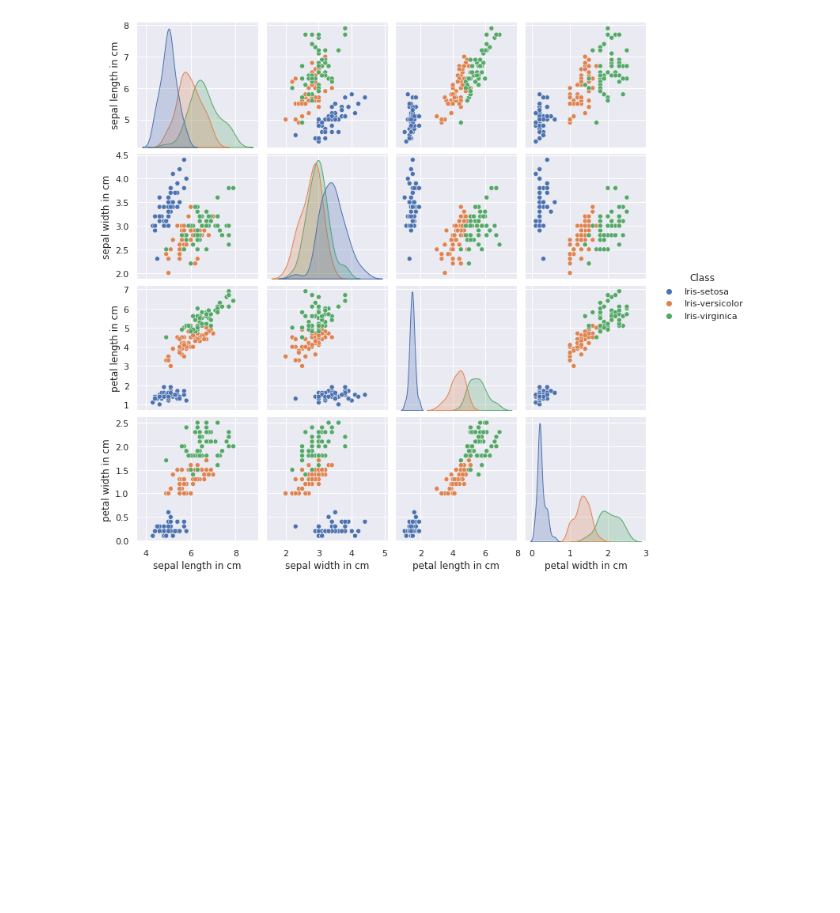
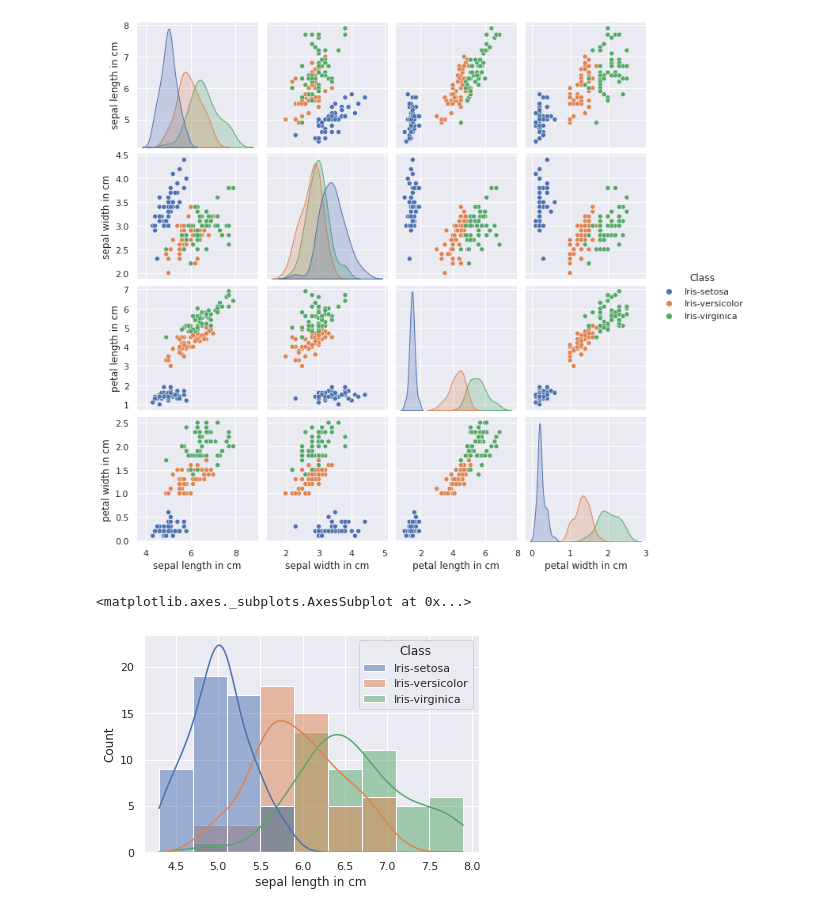
Before and after one commit to maycmesquia/Data_Viz, a Jupyter notebook: Classificando_Iris.ipynb, the cells around one changed output. Drawn from its saved outputs; the diff is of its cells as text; code cells hidden in the pictures; blank space fills up the shorter version.

```diff
--- a/Classificando_Iris.ipynb
+++ b/Classificando_Iris.ipynb
@@ -136,3 +136,8 @@ sns.pairplot(data=df_iris, hue='Class')
 # %% [output]
 <seaborn.axisgrid.PairGrid at 0x...>
 [figure]
+# %%
+sns.histplot(data=df_iris, x='sepal length in cm', hue='Class', kde=True)
+# %% [output]
+<matplotlib.axes._subplots.AxesSubplot at 0x...>
+[figure, added]
```
